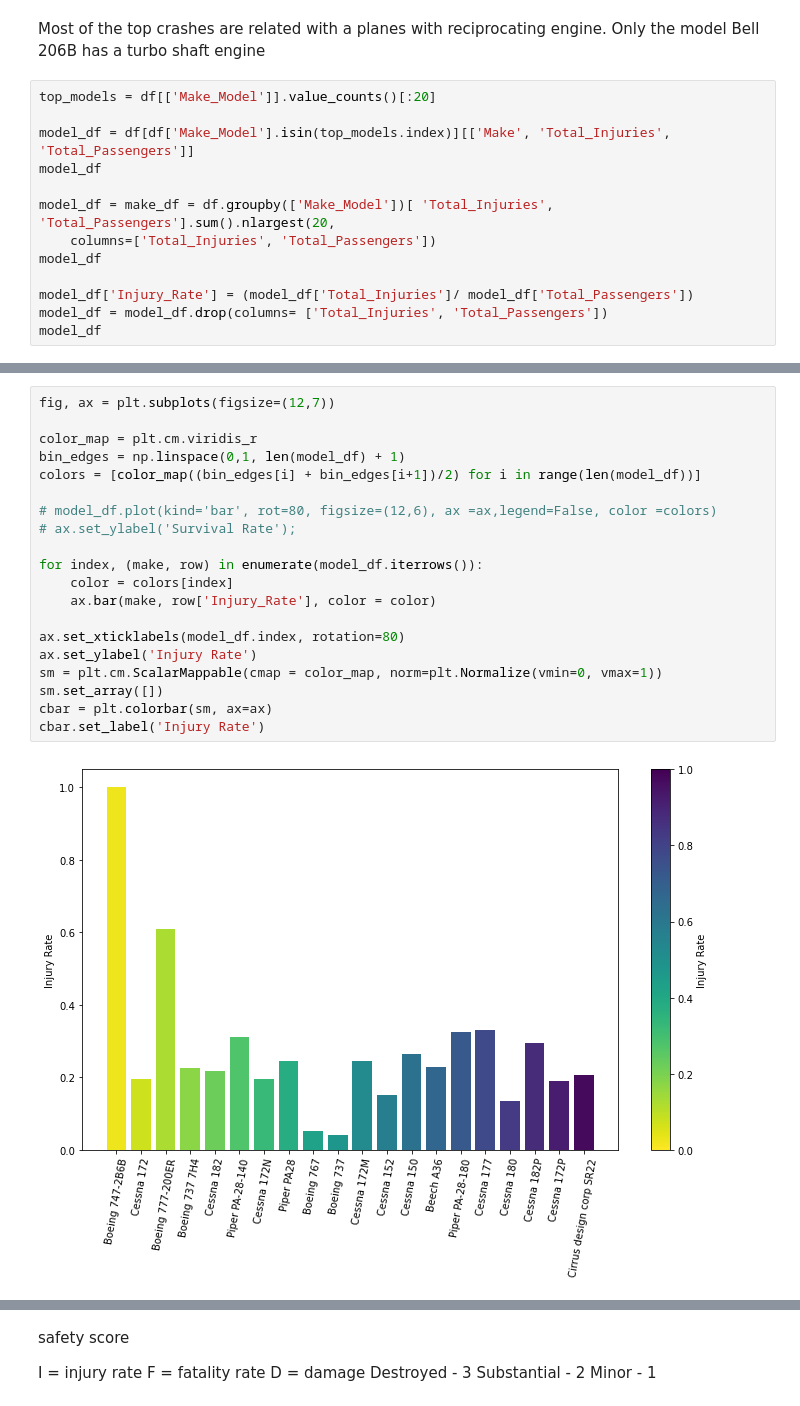
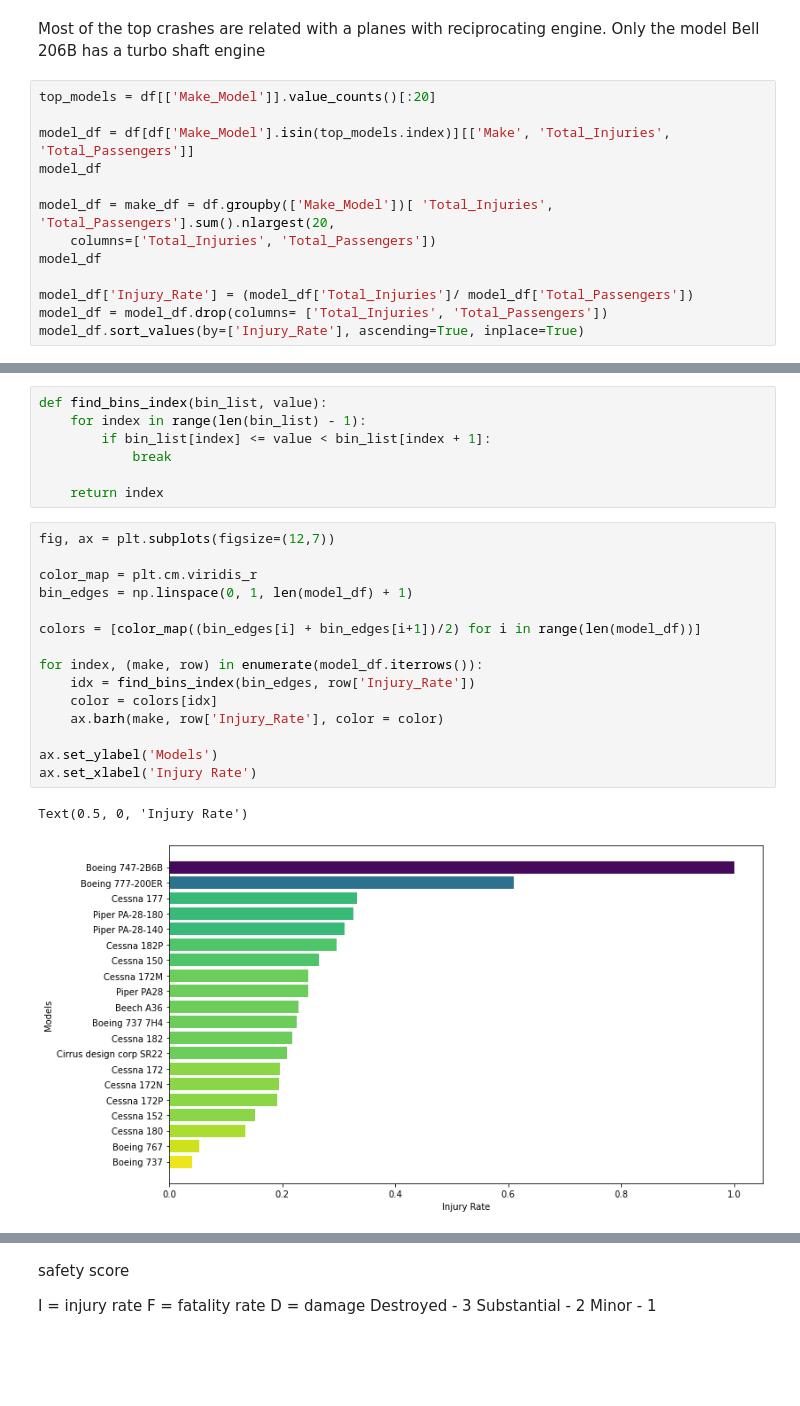
Before and after one commit to kaceyclougher/Phase-1-Project, a Jupyter notebook: Irwin's Analysis.ipynb, the cells around one changed output, grey strips where cells are left out. Drawn from its saved outputs; the diff is of its cells as text; blank space fills up the shorter version.

Commit message:
finished some graphs edits

```diff
--- a/Irwin's Analysis.ipynb
+++ b/Irwin's Analysis.ipynb
@@ -149,4 +149,4 @@ model_df
 
 model_df['Injury_Rate'] = (model_df['Total_Injuries']/ model_df['Total_Passengers'])
 model_df = model_df.drop(columns= ['Total_Injuries', 'Total_Passengers'])
-model_df
+model_df.sort_values(by=['Injury_Rate'], ascending=True, inplace=True)
@@ -172,22 +153,25 @@ model_df
+# %%
+def find_bins_index(bin_list, value):
+    for index in range(len(bin_list) - 1):
+        if bin_list[index] <= value < bin_list[index + 1]:
+            break
+
+    return index
 # %%
 fig, ax = plt.subplots(figsize=(12,7))
 
 color_map = plt.cm.viridis_r
-bin_edges = np.linspace(0,1, len(model_df) + 1)
+bin_edges = np.linspace(0, 1, len(model_df) + 1)
+
 colors = [color_map((bin_edges[i] + bin_edges[i+1])/2) for i in range(len(model_df))]
 
-# model_df.plot(kind='bar', rot=80, figsize=(12,6), ax =ax,legend=False, color =colors)
-# ax.set_ylabel('Survival Rate');
+for index, (make, row) in enumerate(model_df.iterrows()):
+    idx = find_bins_index(bin_edges, row['Injury_Rate'])
+    color = colors[idx]
+    ax.barh(make, row['Injury_Rate'], color = color)
 
-for index, (make, row) in enumerate(model_df.iterrows()):
-    color = colors[index]
-    ax.bar(make, row['Injury_Rate'], color = color)
-
-ax.set_xticklabels(model_df.index, rotation=80)
-ax.set_ylabel('Injury Rate')
-sm = plt.cm.ScalarMappable(cmap = color_map, norm=plt.Normalize(vmin=0, vmax=1))
-sm.set_array([])
-cbar = plt.colorbar(sm, ax=ax)
-cbar.set_label('Injury Rate')
+ax.set_ylabel('Models')
+ax.set_xlabel('Injury Rate')
 # %% [output]
+Text(0.5, 0, 'Injury Rate')
-[figure, old version]
+[figure, new version]
```
Also changed, not shown: parts of 7 cells of this notebook.
